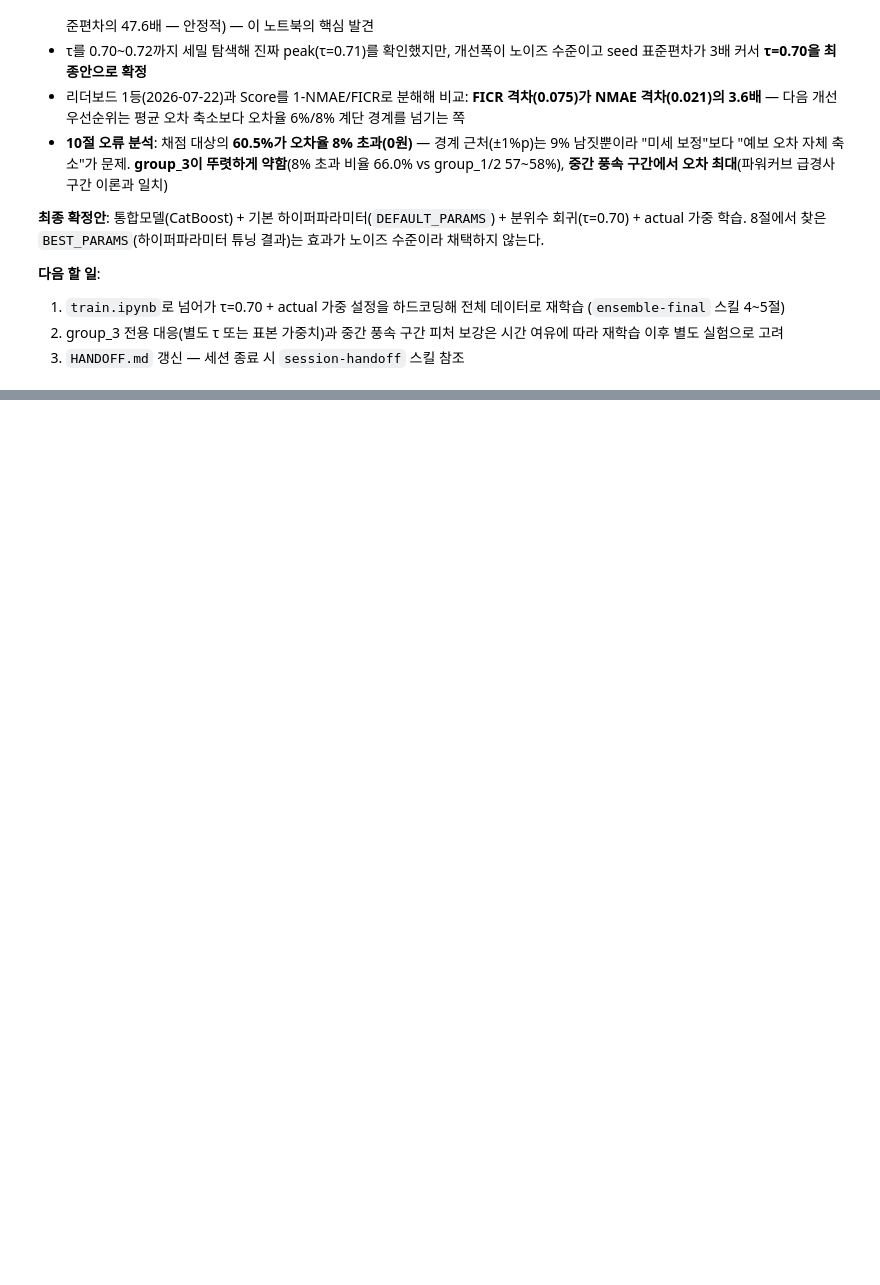
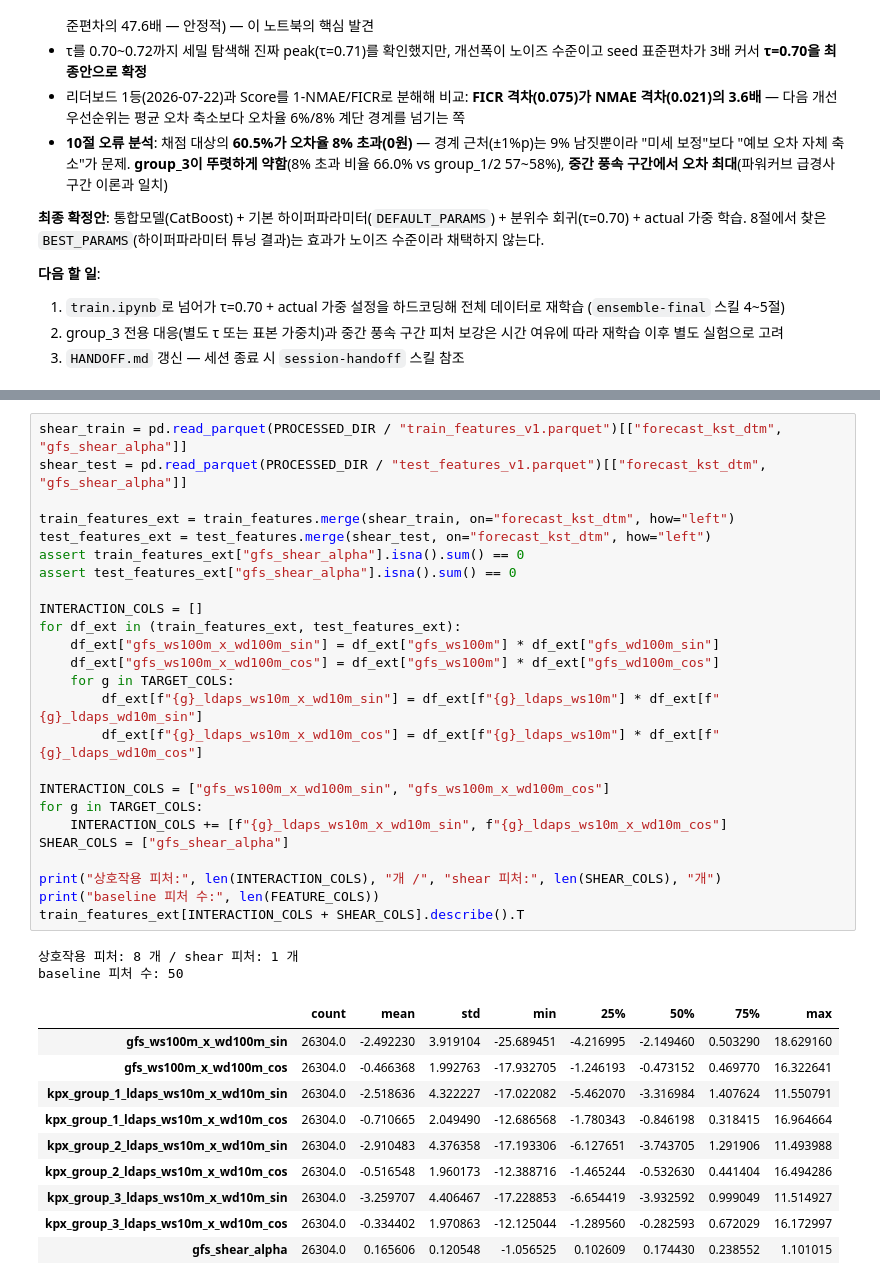
Before and after one commit to cms6090/wind_forecast, a Jupyter notebook: notebooks/05_tuning.ipynb, the cells around one changed output, grey strips where cells are left out. Drawn from its saved outputs; the diff is of its cells as text; blank space fills up the shorter version.

```diff
--- a/notebooks/05_tuning.ipynb
+++ b/notebooks/05_tuning.ipynb
@@ -887,0 +1073,38 @@ dtype: int64
+# %%
+shear_train = pd.read_parquet(PROCESSED_DIR / "train_features_v1.parquet")[["forecast_kst_dtm", "gfs_shear_alpha"]]
+shear_test = pd.read_parquet(PROCESSED_DIR / "test_features_v1.parquet")[["forecast_kst_dtm", "gfs_shear_alpha"]]
+
+train_features_ext = train_features.merge(shear_train, on="forecast_kst_dtm", how="left")
+test_features_ext = test_features.merge(shear_test, on="forecast_kst_dtm", how="left")
+assert train_features_ext["gfs_shear_alpha"].isna().sum() == 0
+assert test_features_ext["gfs_shear_alpha"].isna().sum() == 0
+
+INTERACTION_COLS = []
+for df_ext in (train_features_ext, test_features_ext):
+    df_ext["gfs_ws100m_x_wd100m_sin"] = df_ext["gfs_ws100m"] * df_ext["gfs_wd100m_sin"]
+    df_ext["gfs_ws100m_x_wd100m_cos"] = df_ext["gfs_ws100m"] * df_ext["gfs_wd100m_cos"]
+    for g in TARGET_COLS:
+        df_ext[f"{g}_ldaps_ws10m_x_wd10m_sin"] = df_ext[f"{g}_ldaps_ws10m"] * df_ext[f"{g}_ldaps_wd10m_sin"]
+        df_ext[f"{g}_ldaps_ws10m_x_wd10m_cos"] = df_ext[f"{g}_ldaps_ws10m"] * df_ext[f"{g}_ldaps_wd10m_cos"]
+
+INTERACTION_COLS = ["gfs_ws100m_x_wd100m_sin", "gfs_ws100m_x_wd100m_cos"]
+for g in TARGET_COLS:
+    INTERACTION_COLS += [f"{g}_ldaps_ws10m_x_wd10m_sin", f"{g}_ldaps_ws10m_x_wd10m_cos"]
+SHEAR_COLS = ["gfs_shear_alpha"]
+
+print("상호작용 피처:", len(INTERACTION_COLS), "개 /", "shear 피처:", len(SHEAR_COLS), "개")
+print("baseline 피처 수:", len(FEATURE_COLS))
+train_features_ext[INTERACTION_COLS + SHEAR_COLS].describe().T
+# %% [output]
+상호작용 피처: 8 개 / shear 피처: 1 개
+baseline 피처 수: 50
+|  | count | mean | std | min | 25% | 50% | 75% | max |
+| gfs_ws100m_x_wd100m_sin | 26304.0 | -2.492230 | 3.919104 | -25.689451 | -4.216995 | -2.149460 | 0.503290 | 18.629160 |
+| gfs_ws100m_x_wd100m_cos | 26304.0 | -0.466368 | 1.992763 | -17.932705 | -1.246193 | -0.473152 | 0.469770 | 16.322641 |
+| kpx_group_1_ldaps_ws10m_x_wd10m_sin | 26304.0 | -2.518636 | 4.322227 | -17.022082 | -5.462070 | -3.316984 | 1.407624 | 11.550791 |
+| kpx_group_1_ldaps_ws10m_x_wd10m_cos | 26304.0 | -0.710665 | 2.049490 | -12.686568 | -1.780343 | -0.846198 | 0.318415 | 16.964664 |
+| kpx_group_2_ldaps_ws10m_x_wd10m_sin | 26304.0 | -2.910483 | 4.376358 | -17.193306 | -6.127651 | -3.743705 | 1.291906 | 11.493988 |
+| kpx_group_2_ldaps_ws10m_x_wd10m_cos | 26304.0 | -0.516548 | 1.960173 | -12.388716 | -1.465244 | -0.532630 | 0.441404 | 16.494286 |
+| kpx_group_3_ldaps_ws10m_x_wd10m_sin | 26304.0 | -3.259707 | 4.406467 | -17.228853 | -6.654419 | -3.932592 | 0.999049 | 11.514927 |
+| kpx_group_3_ldaps_ws10m_x_wd10m_cos | 26304.0 | -0.334402 | 1.970863 | -12.125044 | -1.289560 | -0.282593 | 0.672029 | 16.172997 |
+| gfs_shear_alpha | 26304.0 | 0.165606 | 0.120548 | -1.056525 | 0.102609 | 0.174430 | 0.238552 | 1.101015 |
```
Also changed, not shown: parts of 66 cells of this notebook, 7 other files.
